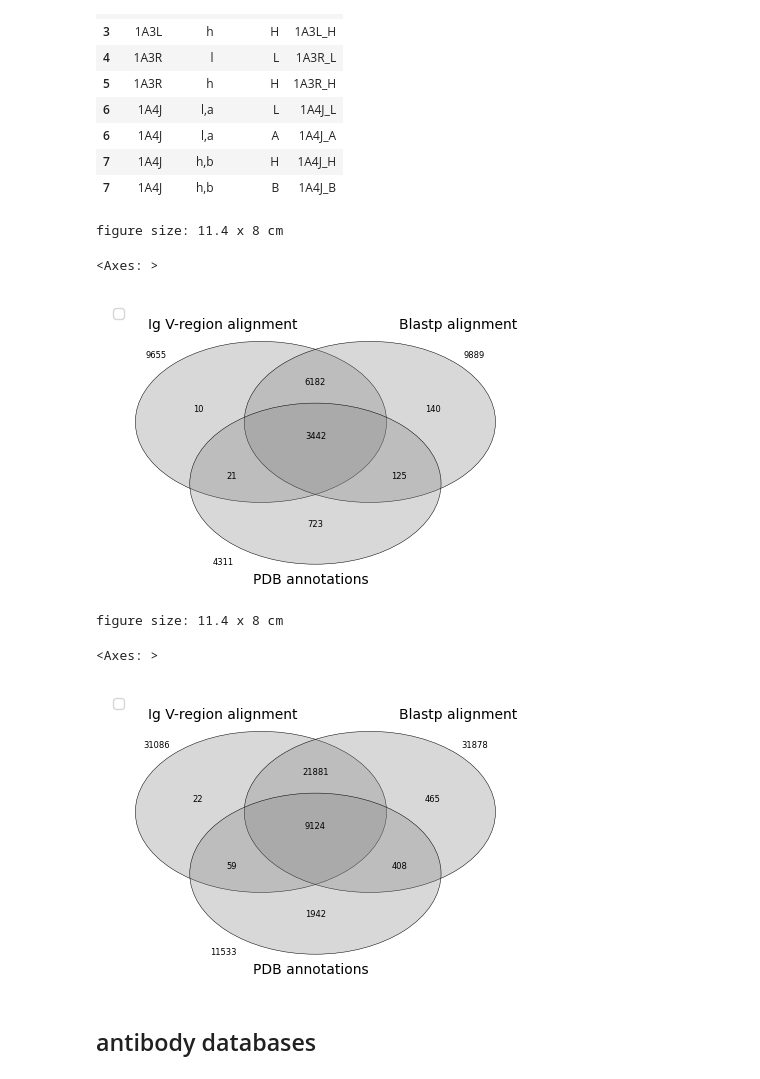
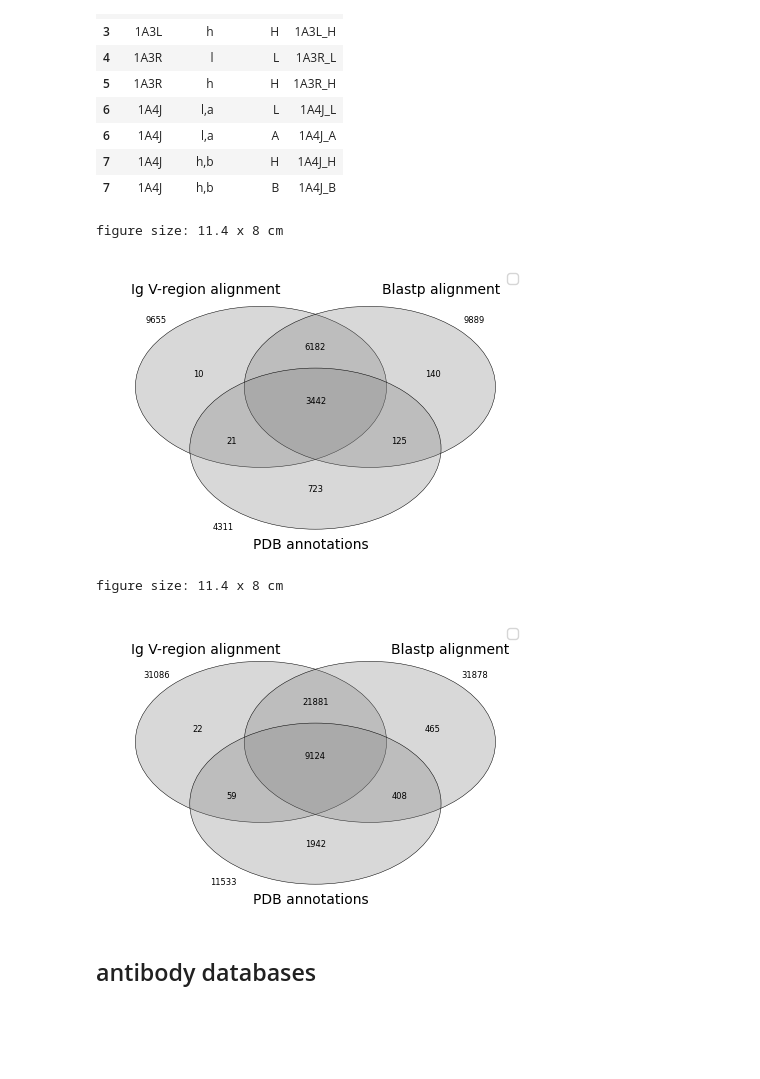
Before and after one commit to protein-design/predict_antibody, a Jupyter notebook: src/label_antibody.ipynb, the cells around one changed output. Cells and saved outputs as stored; diff of their text form; code cells hidden in the pictures; blank space fills up the shorter version.

```diff
--- a/src/label_antibody.ipynb
+++ b/src/label_antibody.ipynb
@@ -129,26 +134,28 @@ pdb_sets = {
     'Blastp alignment': set(uniprot_df['pdb_id']),
     'PDB annotations': set(compound_df['pdb_id']),
 }
-labels_xy = [(10,90), (70,90), (35,-5)]
+labels_xy = [(6,90), (66,90), (35,-5)]
 PlotVenn.venn_chain(pdb_sets, ax, labels_xy)
+fig.savefig('../figures/venn_detect_pdb.tif', dpi=300, bbox_inches='tight', pad_inches=.05)
 # %% [output]
 figure size: 11.4 x 8 cm
-<Axes: >
-[figure, old version]
+[figure, new version]
 # %%
 args = {'width_level': 2, 'height': 8}
 fig, ax = Layout(args).one()
+
 chain_sets = {
     'Ig V-region alignment': set(imgt_df['chain']),
     'Blastp alignment': set(uniprot_df['chain']),
     'PDB annotations': set(compound_df['chain']),
 }
-labels_xy = [(10,90), (70,90), (35,-5)]
+labels_xy = [(6,88), (68,88), (35,-5)]
 PlotVenn.venn_chain(chain_sets, ax, labels_xy)
+
+fig.savefig('../figures/venn_detect_chain.tif', dpi=300, bbox_inches='tight', pad_inches=.05)
 # %% [output]
 figure size: 11.4 x 8 cm
-<Axes: >
-[figure, old version]
+[figure, new version]
 # %% [markdown]
 ## antibody databases
 # %%
```
Also changed, not shown: parts of 3 cells of this notebook, 9 other files.
